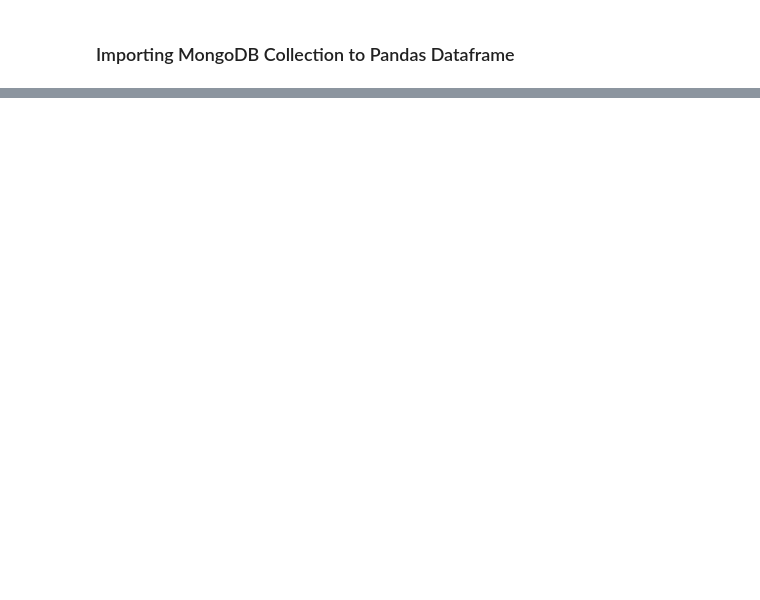
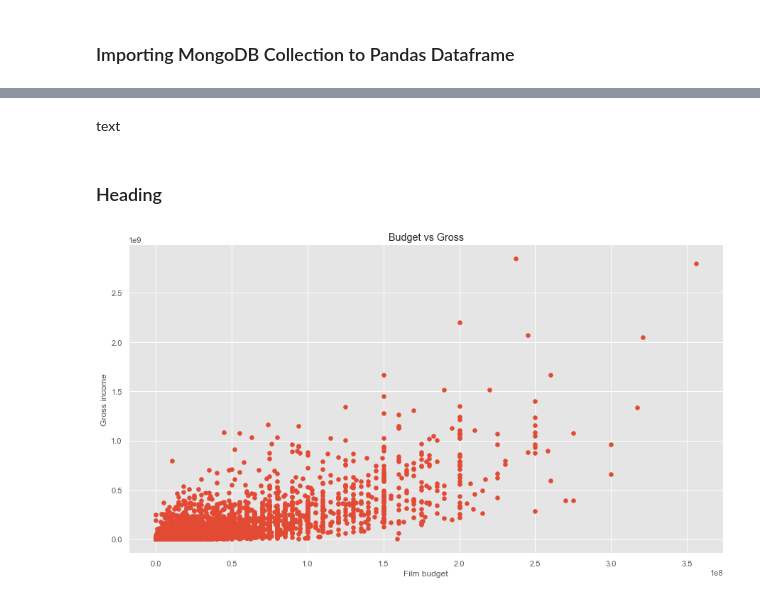
Before and after one commit to wi20b089/bdinf, a Jupyter notebook: Movies/movies-notebook.ipynb, the cells around one changed output, grey strips where cells are left out. Saved outputs shown, nothing was run; the diff lists cells and outputs as text; code cells hidden in the pictures; blank space fills up the shorter version.

```diff
--- a/Movies/movies-notebook.ipynb
+++ b/Movies/movies-notebook.ipynb
@@ -133,0 +142,15 @@ df.loc[df['Director'] == 'Jason Friedberg']
+# %% [markdown]
+text
+# %% [markdown]
+### Heading
+# %%
+#scatter plot of budget vs gross
+plt.style.use('ggplot')
+plt.scatter(x = df2['budget'], y = df2['gross'])
+plt.title('Budget vs Gross')
+plt.xlabel('Film budget')
+plt.ylabel('Gross income')
+
+plt.show()
+# %% [output]
+[figure, added]
```
Also changed, not shown: parts of 35 cells of this notebook, 1 other file.
